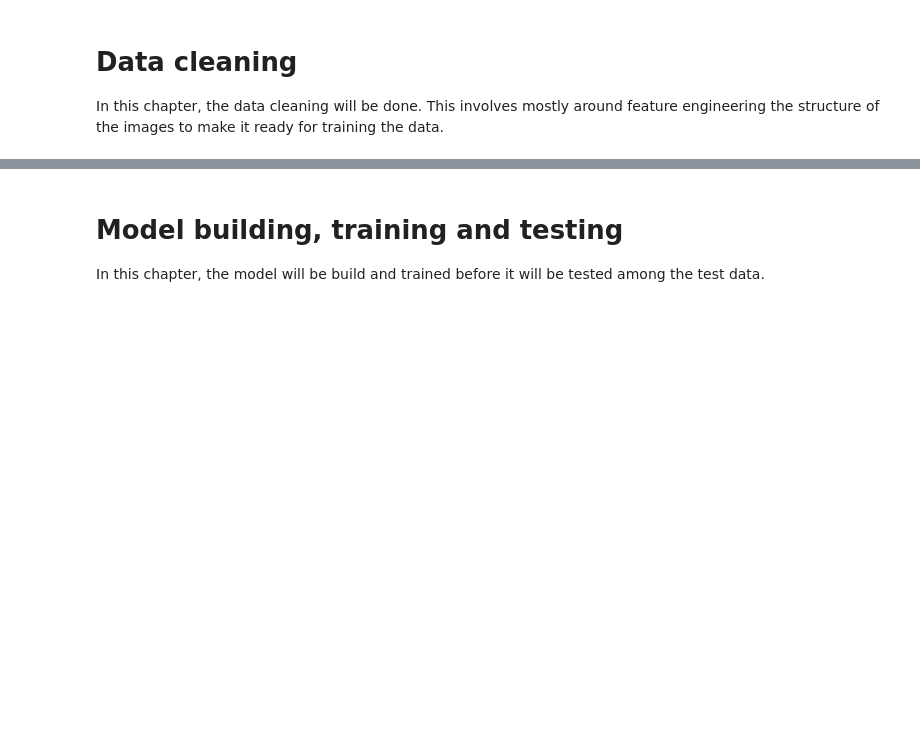
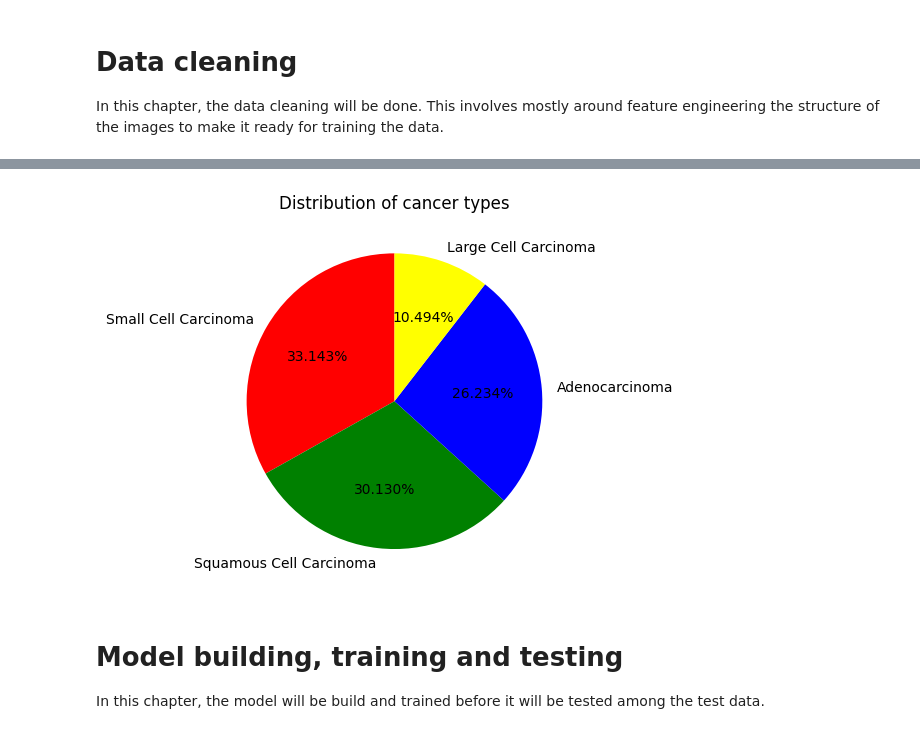
Before and after one commit to arondejong99/final-project-elu, a Jupyter notebook: final-project.ipynb, the cells around one changed output, grey strips where cells are left out. Cells and saved outputs as stored; diff of their text form; code cells hidden in the pictures; blank space fills up the shorter version.

```diff
--- a/final-project.ipynb
+++ b/final-project.ipynb
@@ -83,3 +190,15 @@ print(min(df.PatientAge))
+# %%
+types = ['Adenocarcinoma', 'Small Cell Carcinoma']
+
+# Check the distribution of cancer Types
+# Set up parameters
+colors = ['Red', 'Green', 'Blue', 'Yellow']
+title = "Distribution of cancer types"
+
+# Call distributionPlot function to show distribution
+distributionPlot(df.CancerType, colors, labels, title)
+# %% [output]
+[figure, added]
 # %% [markdown]
 # Model building, training and testing
 In this chapter, the model will be build and trained before it will be tested among the test data.
```
Also changed, not shown: parts of 17 cells of this notebook.
